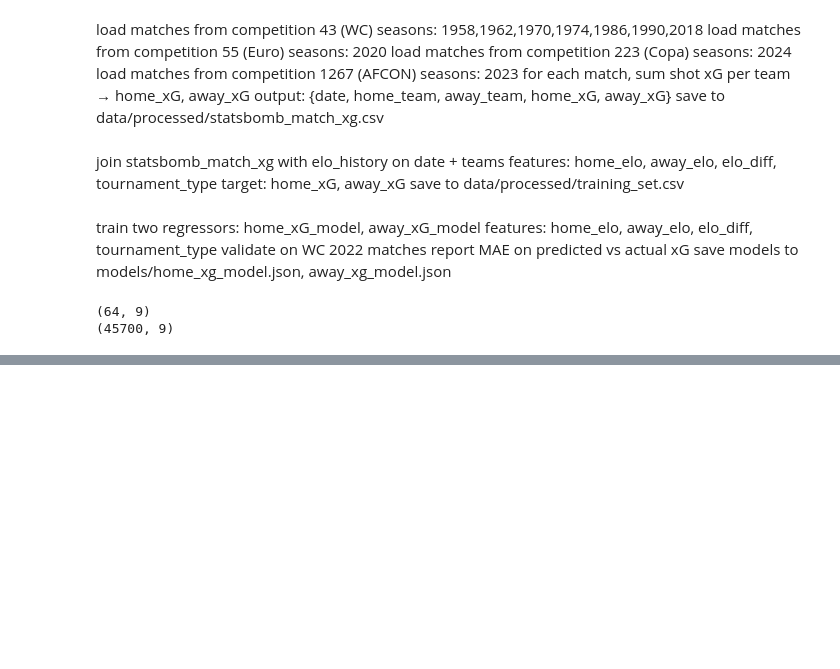
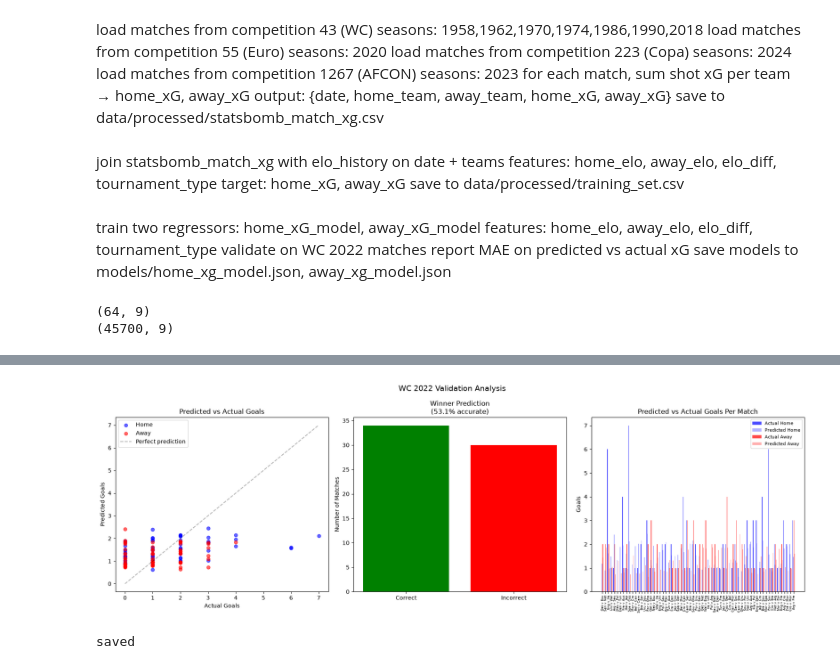
Before and after one commit to ka0s01/WC2026-simulator-engine, a Jupyter notebook: notebooks/04_match_model.ipynb, the cells around one changed output, grey strips where cells are left out. Drawn from its saved outputs; the diff is of its cells as text; code cells hidden in the pictures; blank space fills up the shorter version.

Commit message:
trained model to predict away,home goals scored

```diff
--- a/notebooks/04_match_model.ipynb
+++ b/notebooks/04_match_model.ipynb
@@ -122,0 +757,15 @@ def get_elo(team):
+# %%
+val_preds_home = home_model.predict(val_set[features])
+val_preds_away = away_model.predict(val_set[features])
+
+val_mae_home = mean_absolute_error(val_set['home_score'], val_preds_home)
+val_mae_away = mean_absolute_error(val_set['away_score'], val_preds_away)
+
+print(f"WC 2022 Validation:")
+print(f"Home goals MAE: {val_mae_home:.4f}")
+print(f"Away goals MAE: {val_mae_away:.4f}")
+
+# also print a few predictions vs actuals
+val_set['pred_home'] = val_preds_home
+val_set['pred_away'] = val_preds_away
+print(val_set[['home_team', 'away_team', 'home_score', 'away_score', 'pred_home', 'pred_away']].head(10).to_string())
@@ -122,0 +800,60 @@ def get_elo(team):
+# %%
+import matplotlib.pyplot as plt
+import numpy as np
+
+fig, axes = plt.subplots(1, 3, figsize=(18, 6))
+fig.suptitle('WC 2022 Validation Analysis', fontsize=14)
+
+# --- Plot 1: Predicted vs Actual Goals Scatter ---
+ax1 = axes[0]
+ax1.scatter(val_set['home_score'], val_set['pred_home'],
+            alpha=0.6, color='blue', label='Home')
+ax1.scatter(val_set['away_score'], val_set['pred_away'],
+            alpha=0.6, color='red', label='Away')
+ax1.plot([0, 7], [0, 7], 'k--', alpha=0.3, label='Perfect prediction')
+ax1.set_xlabel('Actual Goals')
+ax1.set_ylabel('Predicted Goals')
+ax1.set_title('Predicted vs Actual Goals')
+ax1.legend()
+
+# --- Plot 2: Correct Winner Prediction Rate ---
+ax2 = axes[1]
+def get_result(home, away):
+    if home > away: return 'home'
+    elif away > home: return 'away'
+    else: return 'draw'
+
+val_set['actual_result']    = val_set.apply(lambda r: get_result(r['home_score'], r['away_score']), axis=1)
+val_set['predicted_result'] = val_set.apply(lambda r: get_result(r['pred_home'], r['pred_away']), axis=1)
+val_set['correct']          = val_set['actual_result'] == val_set['predicted_result']
+
+correct_count   = val_set['correct'].sum()
+incorrect_count = len(val_set) - correct_count
+ax2.bar(['Correct', 'Incorrect'], [correct_count, incorrect_count], color=['green', 'red'])
+ax2.set_title(f'Winner Prediction\n({correct_count/len(val_set)*100:.1f}% accurate)')
+ax2.set_ylabel('Number of Matches')
+
+# --- Plot 3: Predicted vs Actual Goals Per Match ---
+ax3 = axes[2]
+match_labels = [f"{r['home_team'][:3]} v {r['away_team'][:3]}"
+                for _, r in val_set.iterrows()]
+x = np.arange(len(match_labels))
+width = 0.2
+
+ax3.bar(x - width*1.5, val_set['home_score'],  width, label='Actual Home',    color='blue',    alpha=0.7)
+ax3.bar(x - width*0.5, val_set['pred_home'],   width, label='Predicted Home', color='blue',    alpha=0.3)
+ax3.bar(x + width*0.5, val_set['away_score'],  width, label='Actual Away',    color='red',     alpha=0.7)
+ax3.bar(x + width*1.5, val_set['pred_away'],   width, label='Predicted Away', color='red',     alpha=0.3)
+ax3.set_xticks(x)
+ax3.set_xticklabels(match_labels, rotation=90, fontsize=6)
+ax3.set_title('Predicted vs Actual Goals Per Match')
+ax3.set_ylabel('Goals')
+ax3.legend(fontsize=8)
+
+plt.tight_layout()
+plt.savefig('../data/processed/wc2022_validation.png', dpi=150, bbox_inches='tight')
+plt.show()
+print("saved")
+# %% [output]
+[figure, added]
+saved
```
Also changed, not shown: parts of 39 cells of this notebook, 5 other files.
